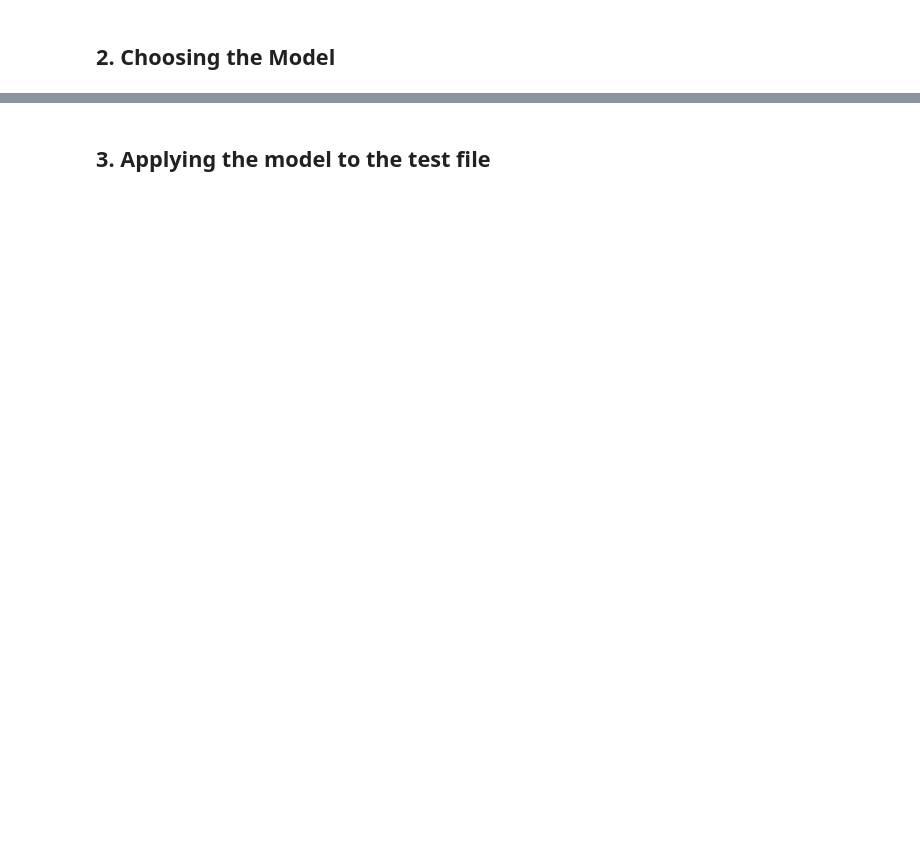
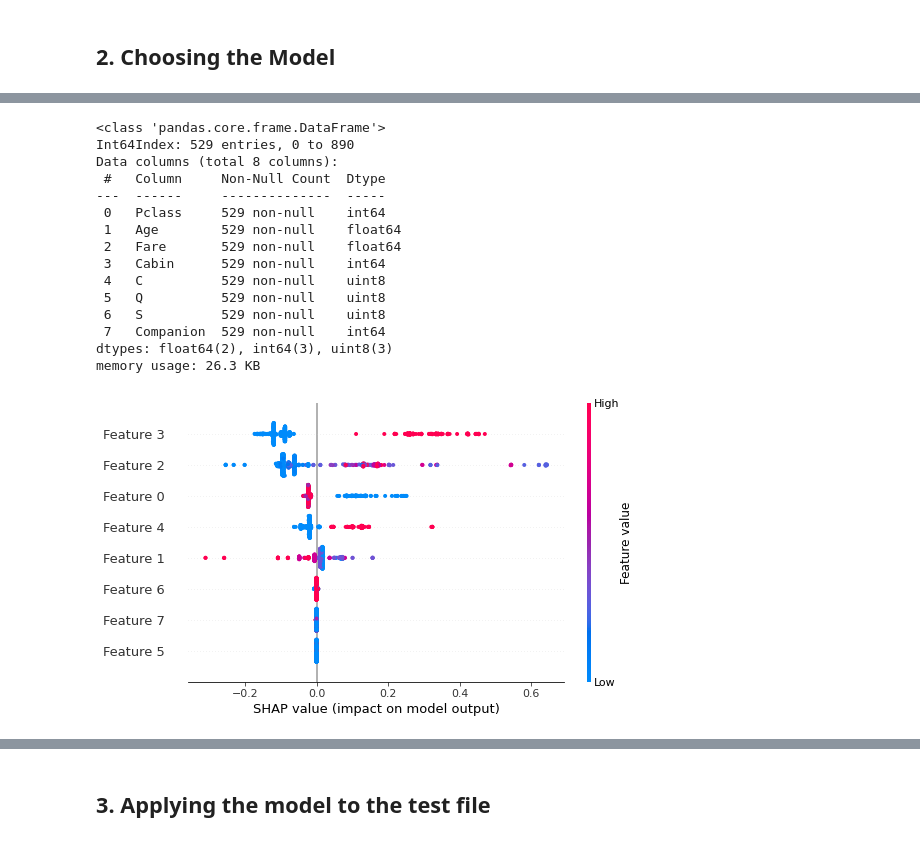
Before and after one commit to JuanCastillo29/Machine_Learning_Practice, a Jupyter notebook: Titanic.ipynb, the cells around one changed output, grey strips where cells are left out. Drawn from its saved outputs; the diff is of its cells as text; code cells hidden in the pictures; blank space fills up the shorter version.

```diff
--- a/Titanic.ipynb
+++ b/Titanic.ipynb
@@ -97,0 +138,11 @@ traindf['Age'] = traindf['Age'].fillna(traindf.groupby('Pclass')['Age'].transfor
+# %%
+def priority_group(row):
+    if (row['Sex'] == 1) or (row['Age'] == 0):
+        return 1
+    else:
+        return 0
+traindf['PriorityGroup'] = traindf.apply(priority_group, axis=1)
+
+missing_cabin = traindf[traindf['PriorityGroup'] == 1]
+survival_rate_missing_cabin = missing_cabin['Survived'].mean()
+print(f"Total survival rate for women and children: {survival_rate_missing_cabin:.2%}")
@@ -186,13 +249,17 @@ from xgboost import XGBClassifier
 from sklearn.model_selection import GridSearchCV
 from sklearn.model_selection import train_test_split
 
-trainAy = traindf["Survived"]
-traindf = traindf.drop(["Survived"], axis=1)
-trainAx = traindf.values
+df_male = traindf[traindf['PriorityGroup'] == 0].copy()
+df_priority = traindf[traindf['PriorityGroup'] == 1].copy()
+y_male = df_male["Survived"]
+X_male = df_male.drop(["Sex", "Survived", "PriorityGroup"], axis=1)
 
-x_train, x_test, y_train, y_test = train_test_split(trainAx, trainAy, test_size=0.2, random_state=42)
+y_priority = df_priority["Survived"]
+X_priority = df_priority.drop(["Sex","Survived", "PriorityGroup"], axis=1)
+male = X_male.values
+priority = X_priority.values
 # %%
-model = XGBClassifier(use_label_encoder=False, eval_metric='logloss')
+male_model = XGBClassifier(use_label_encoder=False, eval_metric='logloss')
 
 param_grid = {
     'n_estimators': [100, 200],
@@ -202,8 +269,8 @@ param_grid = {
     'colsample_bytree': [0.8, 1.0]
 }
 
-grid_search = GridSearchCV(
-    estimator=model,
+grid_search_male = GridSearchCV(
+    estimator=male_model,
     param_grid=param_grid,
     cv=5,
     scoring='accuracy',
@@ -211,9 +278,9 @@ grid_search = GridSearchCV(
     n_jobs=-1
 )
 
-grid_search.fit(trainAx, trainAy)
+grid_search_male.fit(male, y_male)
 
-print("Best parameters:", grid_search.best_params_)
-print("Best score:", grid_search.best_score_)
+print("Best parameters:", grid_search_male.best_params_)
+print("Best score:", grid_search_male.best_score_)
 # %% [output]
 Fitting 5 folds for each of 72 candidates, totalling 360 fits
@@ -234,0 +317,25 @@ plt.show()
+# %%
+import shap
+X_male.info()
+best_male_model = grid_search_male.best_estimator_
+explainer = shap.TreeExplainer(best_male_model.get_booster())
+shap_values = explainer.shap_values(male)
+
+shap.summary_plot(shap_values, male)
+# %% [output]
+<class 'pandas.core.frame.DataFrame'>
+Int64Index: 529 entries, 0 to 890
+Data columns (total 8 columns):
+ #   Column     Non-Null Count  Dtype
+---  ------     --------------  -----
+ 0   Pclass     529 non-null    int64
+ 1   Age        529 non-null    float64
+ 2   Fare       529 non-null    float64
+ 3   Cabin      529 non-null    int64
+ 4   C          529 non-null    uint8
+ 5   Q          529 non-null    uint8
+ 6   S          529 non-null    uint8
+ 7   Companion  529 non-null    int64
+dtypes: float64(2), int64(3), uint8(3)
+memory usage: 26.3 KB
+[figure, added]
```
Also changed, not shown: parts of 28 cells of this notebook.
